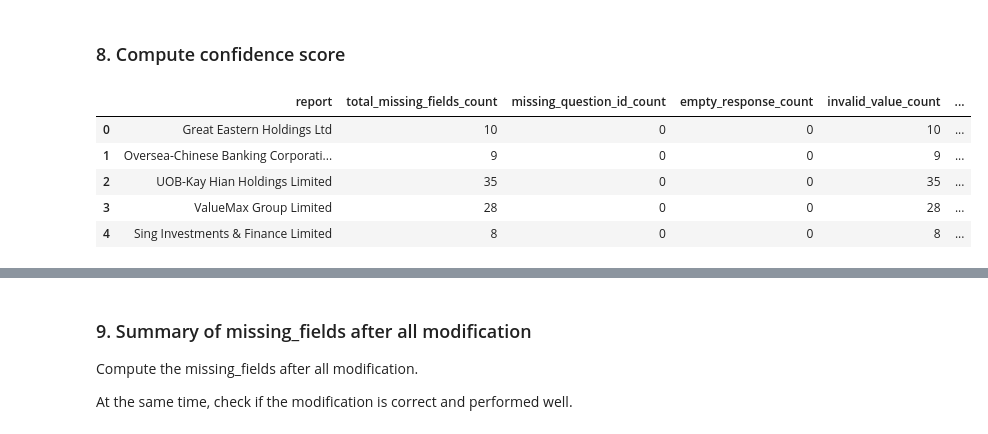
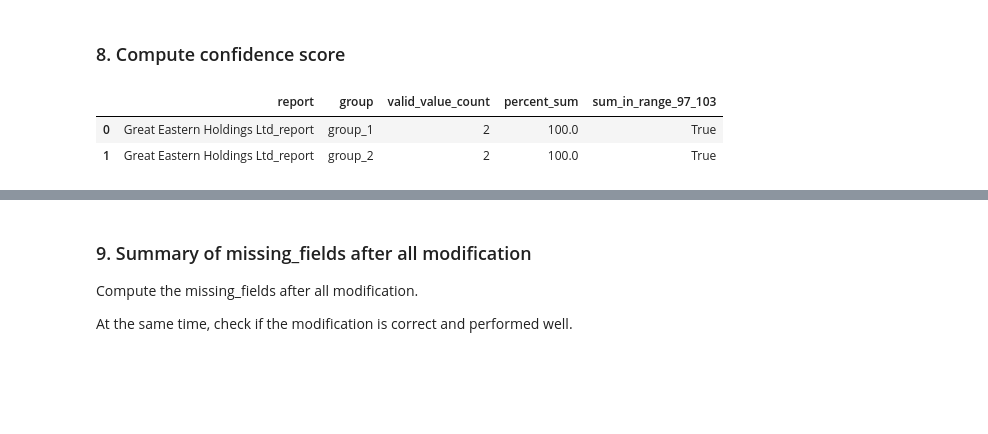
Before and after one commit to nusduck/esg_data_aepa_project, a Jupyter notebook: src/validation/validation_system_and_confidence_scoring_annotated.ipynb, the cells around one changed output, grey strips where cells are left out. Drawn from its saved outputs; the diff is of its cells as text; code cells hidden in the pictures; blank space fills up the shorter version.

Commit message:
Updated validation and esg_validation folders

```diff
--- a/src/validation/validation_system_and_confidence_scoring_annotated.ipynb
+++ b/src/validation/validation_system_and_confidence_scoring_annotated.ipynb
@@ -645,9 +645,9 @@ df5_text_metrics = pd.read_csv("../../data/esg_validation/text_metrics_invalid_v
 df6_percent_sum = pd.read_csv("../../data/esg_validation/report_summary.csv")
 
 df1_consistency.head(2)
-df1_consistency = df1_consistency[["Section", "Total Missing Fields", "Missing Question ID Count", "Empty Response Count",
+df1_consistency = df1_consistency[["Report", "Total Missing Fields", "Missing Question ID Count", "Empty Response Count",
                                    "Invalid Value Count", "Missing Fields"]]
-df1_consistency.rename(columns={'Section': 'report',
+df1_consistency.rename(columns={'Report': 'report',
                                 'Total Missing Fields': 'total_missing_fields_count',
                                 "Missing Question ID Count": "missing_question_id_count",
                                 "Empty Response Count": "empty_response_count",
@@ -668,49 +668,33 @@ df3_number_invalid.head(2)
 df3_number_invalid.rename(columns={'Report Name': 'report',
                                    'Invalid Value Count': 'invalid_value_number_count'
                                   },
                        inplace=True)
 df3_number_invalid.head(2)
 
 df4_unit_replacement.head(2)
 df4_unit_replacement.rename(columns={'Report Name': 'report',
                                      'Total Unit Replacements': 'unit_replacement_count'
                                     },
                             inplace=True)
 df4_unit_replacement.head(2)
 
 df5_text_metrics.head(2)
 df5_text_metrics.rename(columns={'Report Name': 'report',
                                  'Invalid Value Count': 'text_metrics_invalid_value_count'
                                  },
                         inplace=True)
 df5_text_metrics.head(2)
 
 df6_percent_sum.head(2)
 df6_percent_sum.rename(columns={'Report Name': 'report',
                                 'Group': 'group',
                                 'Valid Count': 'valid_value_count',
                                 'Total Sum': 'percent_sum',
                                 'Sum in Range (97, 103)': 'sum_in_range_97_103'
                                  },
                         inplace=True)
 df6_percent_sum.head(2)
-
-merged_df = (
-    df1_consistency.merge(df2_percent_sign, on='report', how='left')
-       .merge(df3_number_invalid, on='report', how='left')
-       .merge(df4_unit_replacement, on='report', how='left')
-       .merge(df5_text_metrics, on='report', how='left')
-)
-
-merged_df["demerit_point"] = merged_df["missing_question_id_count"] * 1 + (merged_df["invalid_value_number_count"] + merged_df["text_metrics_invalid_value_count"] - merged_df["invalid_value_count"]) * 0.3 + merged_df["unit_replacement_count"] * 0.3 + merged_df["repeat_percent_sign_count"] * 0.3
-
-merged_df["score1"] = (45 - merged_df["demerit_point"])/45
-
-merged_df.head()
 # %% [output]
-|  | report | total_missing_fields_count | missing_question_id_count | empty_response_count | invalid_value_count | ... |
-| 0 | Great Eastern Holdings Ltd | 10 | 0 | 0 | 10 | ... |
-| 1 | Oversea-Chinese Banking Corporati... | 9 | 0 | 0 | 9 | ... |
-| 2 | UOB-Kay Hian Holdings Limited | 35 | 0 | 0 | 35 | ... |
-| 3 | ValueMax Group Limited | 28 | 0 | 0 | 28 | ... |
-| 4 | Sing Investments & Finance Limited | 8 | 0 | 0 | 8 | ... |
+|  | report | group | valid_value_count | percent_sum | sum_in_range_97_103 |
+| 0 | Great Eastern Holdings Ltd_report | group_1 | 2 | 100.0 | True |
+| 1 | Great Eastern Holdings Ltd_report | group_2 | 2 | 100.0 | True |
```
Also changed, not shown: parts of 10 cells of this notebook, 10 other files.
